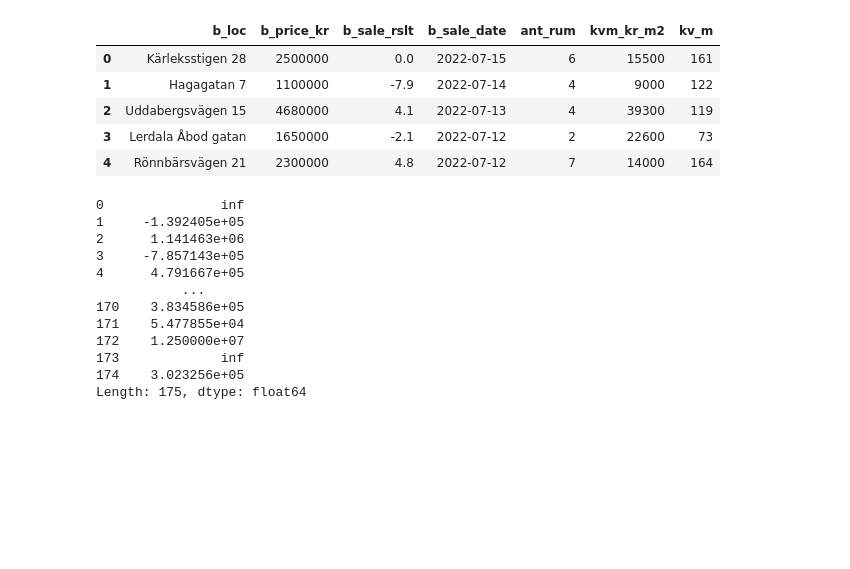
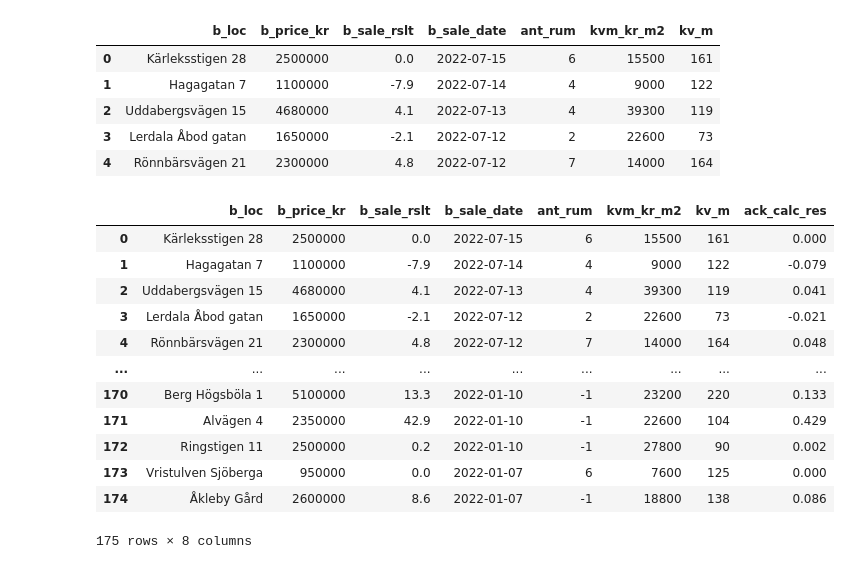
Before and after one commit to honkez/bost_analyze, a Jupyter notebook: booli_bost_data.ipynb, the cells around one changed output. Cells and saved outputs as stored; diff of their text form; code cells hidden in the pictures; blank space fills up the shorter version.

```diff
--- a/booli_bost_data.ipynb
+++ b/booli_bost_data.ipynb
@@ -287,18 +288,21 @@ bost_df.to_csv('wrangled_bost_p.csv',sep=',',encoding='utf-8')
 # enligt rutan nedan kan man inte använda procent talet direkt utan måste konvertera detta först så att det passar beräkningen.
 # %%
 bost_df['ack_calc_res']=bost_df['b_sale_rslt']*0.01
+# %%
+bost_df
+# %% [output]
+|  | b_loc | b_price_kr | b_sale_rslt | b_sale_date | ant_rum | kvm_kr_m2 | kv_m | ack_calc_res |
+| 0 | Kärleksstigen 28 | 2500000 | 0.0 | 2022-07-15 | 6 | 15500 | 161 | 0.000 |
+| 1 | Hagagatan 7 | 1100000 | -7.9 | 2022-07-14 | 4 | 9000 | 122 | -0.079 |
+| 2 | Uddabergsvägen 15 | 4680000 | 4.1 | 2022-07-13 | 4 | 39300 | 119 | 0.041 |
+| 3 | Lerdala Åbod gatan | 1650000 | -2.1 | 2022-07-12 | 2 | 22600 | 73 | -0.021 |
+| 4 | Rönnbärsvägen 21 | 2300000 | 4.8 | 2022-07-12 | 7 | 14000 | 164 | 0.048 |
+| ... | ... | ... | ... | ... | ... | ... | ... | ... |
+| 170 | Berg Högsböla 1 | 5100000 | 13.3 | 2022-01-10 | -1 | 23200 | 220 | 0.133 |
+| 171 | Alvägen 4 | 2350000 | 42.9 | 2022-01-10 | -1 | 22600 | 104 | 0.429 |
+| 172 | Ringstigen 11 | 2500000 | 0.2 | 2022-01-10 | -1 | 27800 | 90 | 0.002 |
+| 173 | Vristulven Sjöberga | 950000 | 0.0 | 2022-01-07 | 6 | 7600 | 125 | 0.000 |
+| 174 | Åkleby Gård | 2600000 | 8.6 | 2022-01-07 | -1 | 18800 | 138 | 0.086 |
+175 rows × 8 columns
 # %%
-bost_df.b_price_kr/bost_df.b_sale_rslt
+bost_df['starting_price']=(bost_df.b_price_kr/(1-bost_df.ack_calc_res)).round()
-# %% [output]
-0               inf
-1     -1.392405e+05
-2      1.141463e+06
-3     -7.857143e+05
-4      4.791667e+05
-           ...
-170    3.834586e+05
-171    5.477855e+04
-172    1.250000e+07
-173             inf
-174    3.023256e+05
-Length: 175, dtype: float64
```
Also changed, not shown: parts of 7 cells of this notebook.
